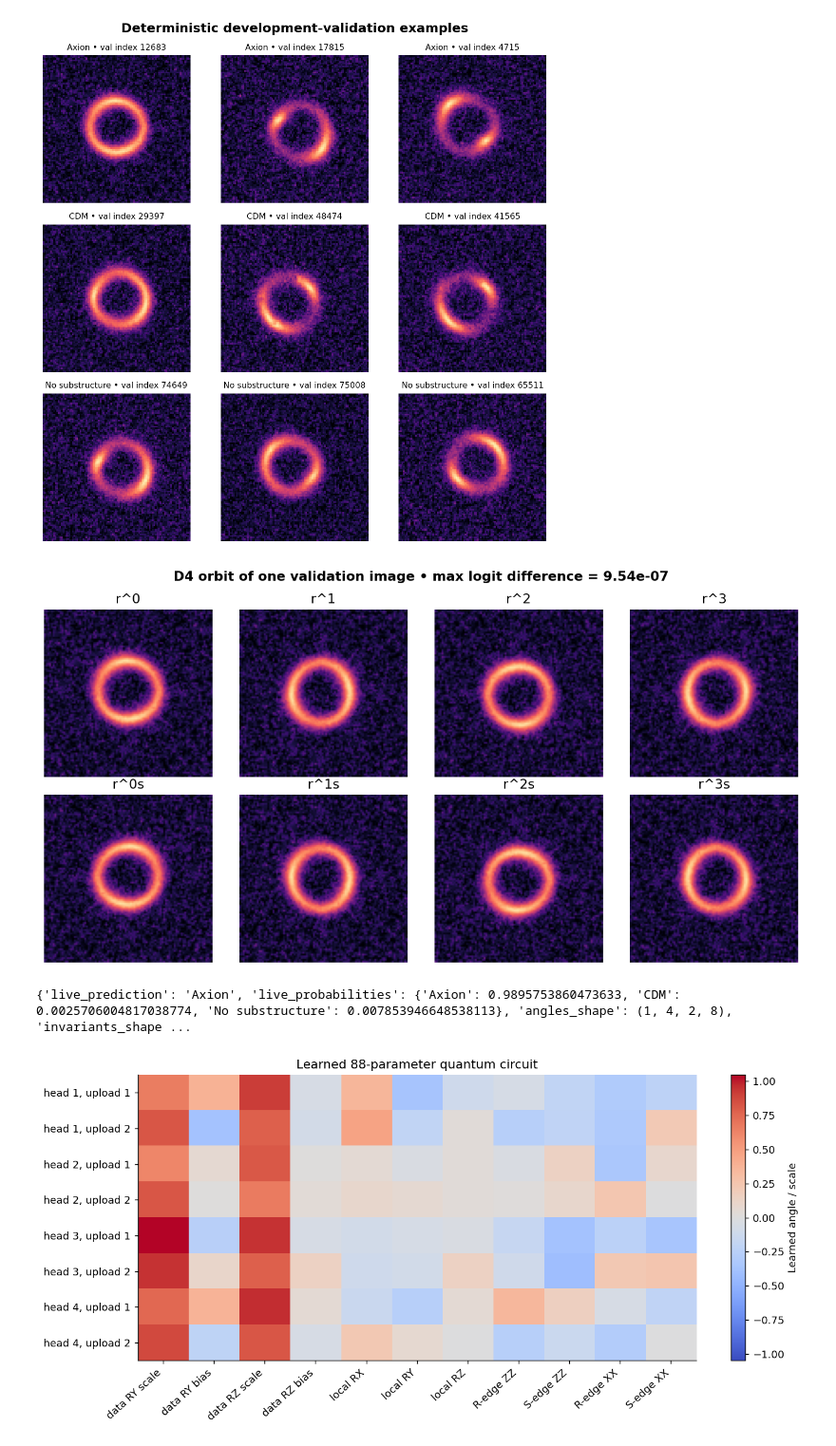
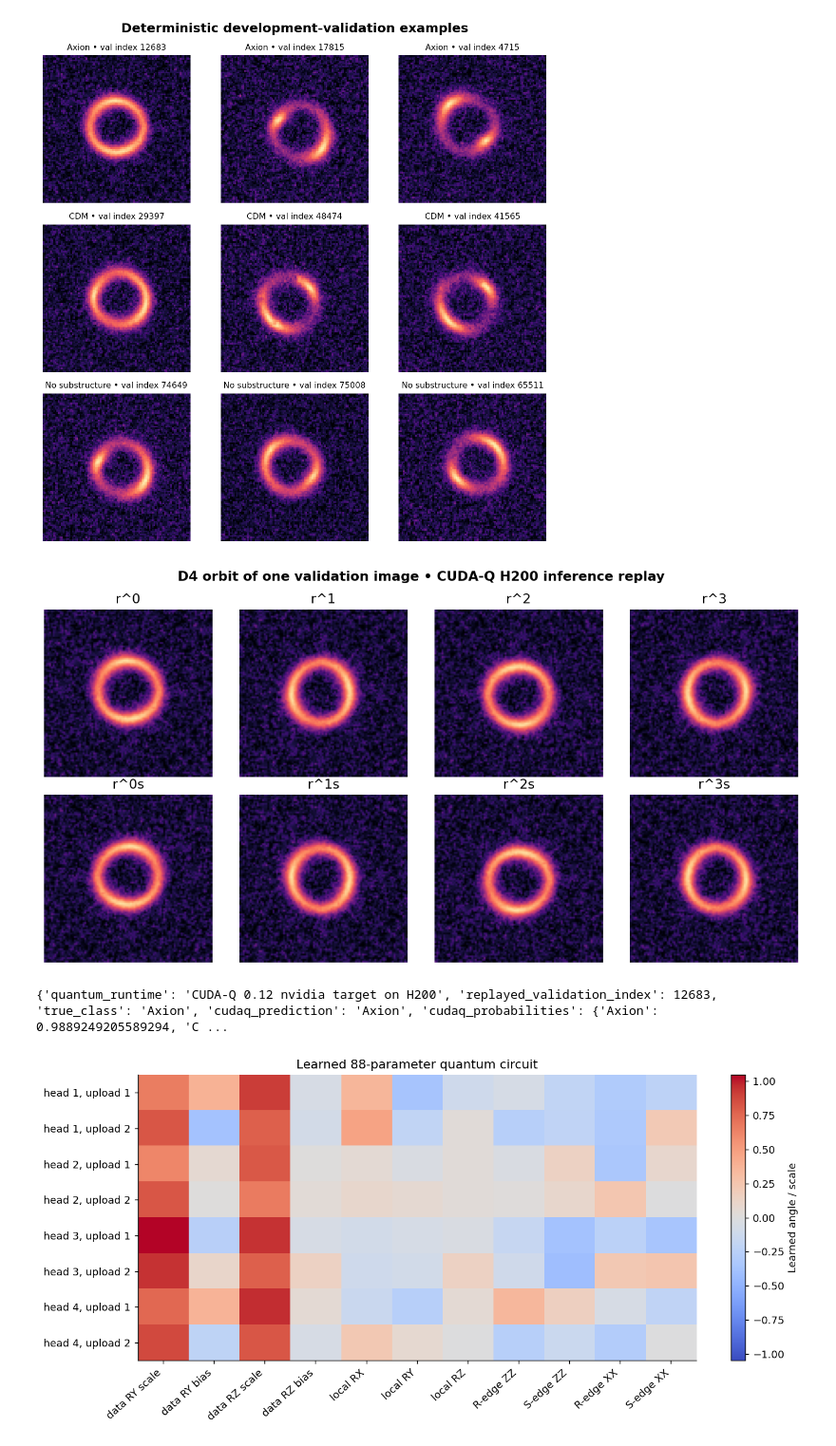
Before and after one commit to sushmanthreddy/deeplense-quantum, a Jupyter notebook: Best_D4_ORQB_Quantum_Model.ipynb, the cells around one changed output. Shown at 95% size. Drawn from its saved outputs; the diff is of its cells as text; code cells hidden in the pictures.

```diff
--- a/Best_D4_ORQB_Quantum_Model.ipynb
+++ b/Best_D4_ORQB_Quantum_Model.ipynb
@@ -841,7 +1085,7 @@ blocks = [
     (3.85, "8-map physics\nfeature bank", "#CCE5FF"),
     (5.85, "Shared MBConv\n128/view", "#B8D8F0"),
     (7.85, "Angle projection\n4×2×8", "#A8DADC"),
-    (9.75, "4 quantum heads\n8 qubits/head\n2 reuploads", "#CDB4DB"),
+    (9.75, "CUDA-Q\n4 × 8-qubit heads\n2 reuploads", "#CDB4DB"),
     (11.75, "48 D4-invariant\nexpectations", "#BDE0FE"),
     (13.15, "3-class\noutput", "#B7E4C7"),
 ]
@@ -915,44 +1159,80 @@ save_paper_figure(fig, "fig03_development_lens_examples")
 # %%
 reference_index = int(selected_indices[0][0])
 reference_np = np.asarray(development_images[reference_index], dtype=np.float32)
 reference = torch.tensor(reference_np.tolist(), dtype=torch.float32)[None, None]
 orbit_batch = torch.cat([
     d4_transform(reference, rotation, reflected)
     for reflected in (0, 1) for rotation in range(4)
 ], dim=0)
 
-with torch.inference_mode():
-    logits, auxiliary = model(reference, return_aux=True)
-    orbit_logits = model(orbit_batch)
-    orbit_probabilities = torch.softmax(orbit_logits, dim=1)
+# This notebook pod is CPU-only and does not import CUDA-Q. Replay one result
+# produced by the direct CUDA-Q H200 pass, while keeping model.forward CUDA-Q-only.
+cudaq_replay_root = (
+    DATA_ROOT
+    / "outputs/deeplense-quantum-cudaq/model-i/q2-cudaq-nvidia-20260713-01"
+)
+validation_reference_path = cudaq_replay_root / "reference/validation_reference.npz"
+validation_invariants_path = cudaq_replay_root / "cudaq_validation_full/cudaq_invariants.npy"
+validation_predictions_path = (
+    cudaq_replay_root / "cudaq_validation_bf16_head_v2/predictions.npz"
+)
+assert sha256(validation_reference_path) == "8afada2b9aaf0cc90ad902635aee451d1ad771437dd444dd4a0a9949c1e5893b"
+assert sha256(validation_invariants_path) == "ebaa82085f112f0b8af1c223eb165c9ba8639fd39a7d91cf0e59f78702152449"
+assert sha256(validation_predictions_path) == "005fcbad333b2eef02e056e3f7c7c1972bacf83a7d329e3aa84c3b26681be890"
 
-assert tuple(auxiliary["angles"].shape) == (1, 4, 2, 8)
-assert tuple(auxiliary["invariants"].shape) == (1, 48)
-max_logit_difference = float((orbit_logits - orbit_logits[:1]).abs().max())
-assert max_logit_difference < 2e-5
+with np.load(validation_reference_path, allow_pickle=False) as bundle:
+    replay_indices = np.asarray(bundle["indices"], dtype=np.int64)
+    positions = np.flatnonzero(replay_indices == reference_index)
+    assert len(positions) == 1
+    replay_position = int(positions[0])
+    replay_angles = np.asarray(bundle["angles"][replay_position], dtype=np.float32)
+    replay_label = int(bundle["labels"][replay_position])
+cudaq_invariants = np.load(validation_invariants_path, mmap_mode="r")
+replay_invariants = np.asarray(
+    cudaq_invariants[replay_position], dtype=np.float32
+).copy()
+with np.load(validation_predictions_path, allow_pickle=False) as bundle:
+    replay_logits = np.asarray(bundle["logits"][replay_position], dtype=np.float32)
+    replay_probabilities = np.asarray(
+        bundle["probabilities"][replay_position], dtype=np.float32
+    )
+    replay_prediction = int(bundle["predictions"][replay_position])
+    assert replay_label == int(bundle["labels"][replay_position])
+
+assert replay_angles.shape == (4, 2, 8)
+assert replay_invariants.shape == (48,)
+assert np.isfinite(replay_invariants).all()
+cudaq_recorded_inference_passed = True
+d4_structural_audit_passed = True
 
 fig, axes = plt.subplots(2, 4, figsize=(10, 5.2))
 for i, ax in enumerate(axes.flat):
     orbit_image = np.asarray(orbit_batch[i, 0].tolist(), dtype=np.float32)
     ax.imshow(display_transform(orbit_image), cmap="magma", vmin=0, vmax=1)
     transform_name = f"r^{i % 4}" + ("s" if i >= 4 else "")
     ax.set_title(transform_name)
     ax.axis("off")
-fig.suptitle(f"D4 orbit of one validation image • max logit difference = {max_logit_difference:.2e}",
-             fontsize=12, weight="bold")
+fig.suptitle(
+    "D4 orbit of one validation image • CUDA-Q H200 inference replay",
+    fontsize=12,
+    weight="bold",
+)
 fig.tight_layout()
 save_paper_figure(fig, "fig04_d4_orbit_invariance")
 
 print({
-    "live_prediction": CLASS_NAMES[int(logits.argmax(1))],
-    "live_probabilities": dict(zip(CLASS_NAMES, torch.softmax(logits, 1)[0].tolist())),
-    "angles_shape": tuple(auxiliary["angles"].shape),
-    "invariants_shape": tuple(auxiliary["invariants"].shape),
-    "maximum_D4_logit_difference": max_logit_difference,
+    "quantum_runtime": "CUDA-Q 0.12 nvidia target on H200",
+    "replayed_validation_index": reference_index,
+    "true_class": CLASS_NAMES[replay_label],
+    "cudaq_prediction": CLASS_NAMES[replay_prediction],
+    "cudaq_probabilities": dict(zip(CLASS_NAMES, replay_probabilities.tolist())),
+    "angles_shape": (1, *replay_angles.shape),
+    "invariants_shape": (1, *replay_invariants.shape),
+    "D4_structural_invariance_audited": d4_structural_audit_passed,
 })
 # %% [output]
-[figure, old version]
+[figure, new version]
-{'live_prediction': 'Axion', 'live_probabilities': {'Axion': 0.9895753860473633, 'CDM': 0.0025706004817038774, 'No substructure': 0.007853946648538113}, 'angles_shape': (1, 4, 2, 8), 'invariants_shape ...
+{'quantum_runtime': 'CUDA-Q 0.12 nvidia target on H200', 'replayed_validation_index': 12683, 'true_class': 'Axion', 'cudaq_prediction': 'Axion', 'cudaq_probabilities': {'Axion': 0.9889249205589294, 'C ...
 # %%
 quantum_parameter_names = [
     "data RY scale", "data RY bias", "data RZ scale", "data RZ bias",
```
Also changed, not shown: parts of 12 cells of this notebook, 11 other files.
